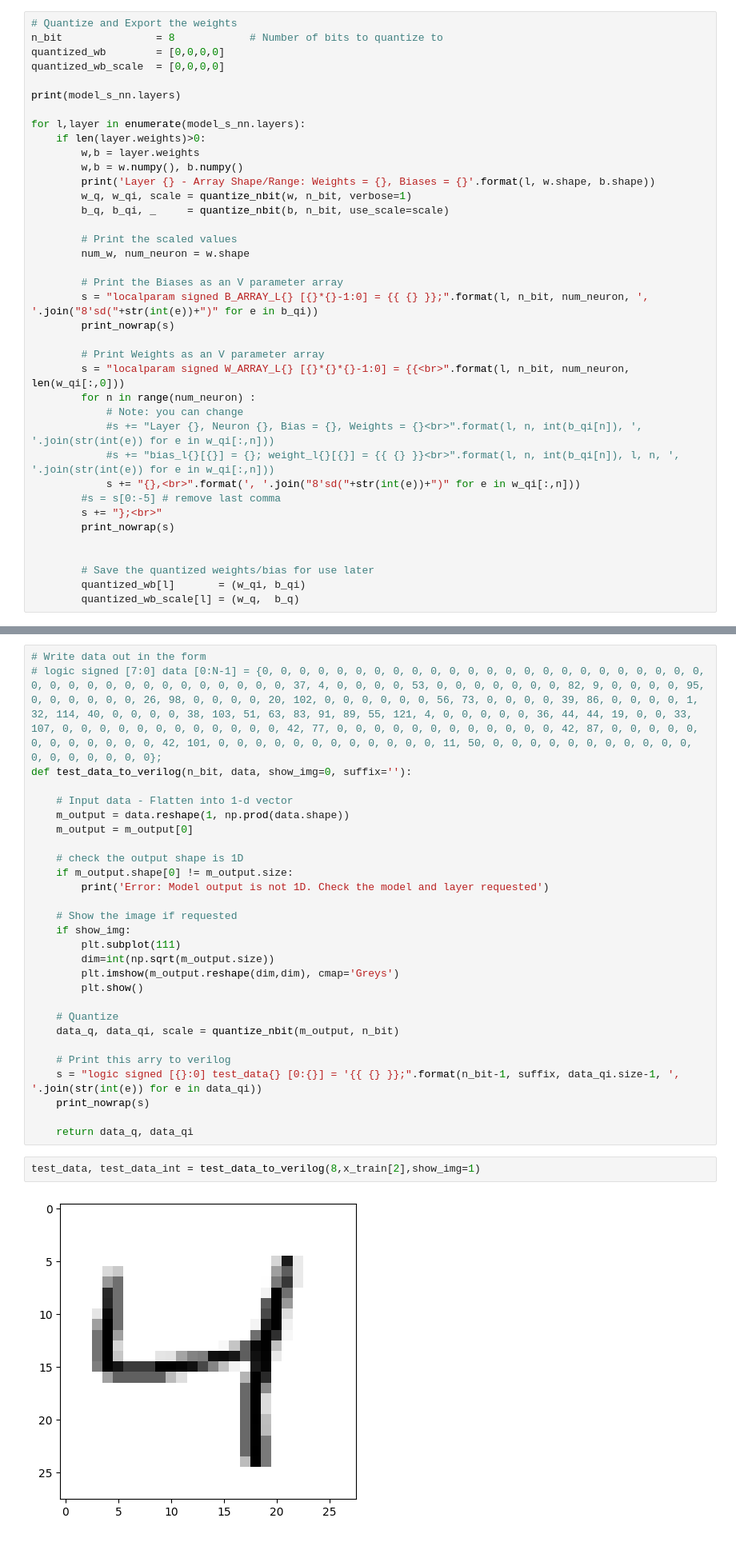
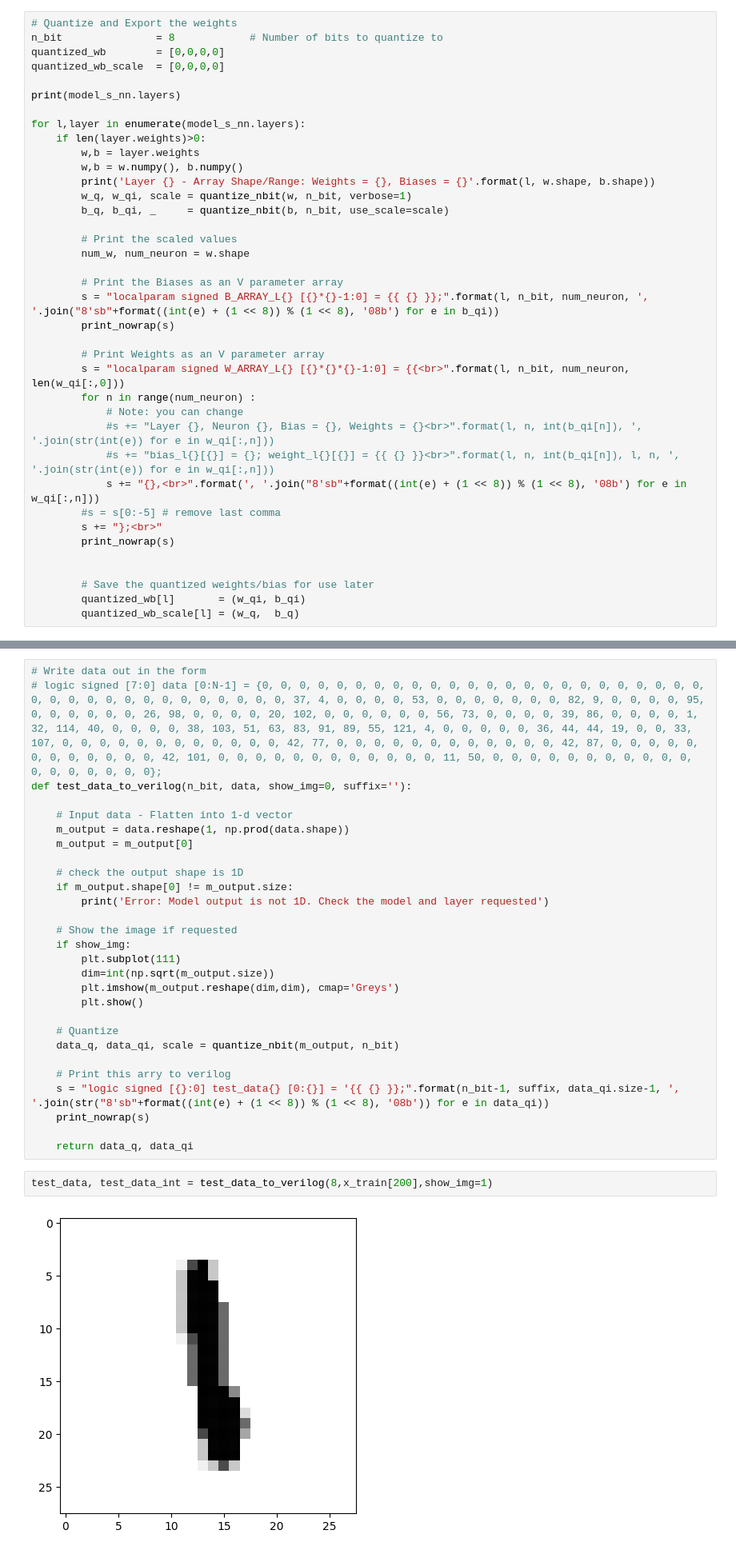
Before and after one commit to leonardobove/handwritten_digit_recognition, a Jupyter notebook: python/nn_keras_model_quantizer.ipynb, the cells around one changed output, grey strips where cells are left out. Shown: that part at 80% size. Saved outputs shown, nothing was run; the diff lists cells and outputs as text.

Commit message:
Add verilog format for input, weights and biases

```diff
--- a/python/nn_keras_model_quantizer.ipynb
+++ b/python/nn_keras_model_quantizer.ipynb
@@ -184,7 +184,7 @@ for l,layer in enumerate(model_s_nn.layers):
         num_w, num_neuron = w.shape
 
         # Print the Biases as an V parameter array
-        s = "localparam signed B_ARRAY_L{} [{}*{}-1:0] = {{ {} }};".format(l, n_bit, num_neuron, ', '.join("8'sd("+str(int(e))+")" for e in b_qi))
+        s = "localparam signed B_ARRAY_L{} [{}*{}-1:0] = {{ {} }};".format(l, n_bit, num_neuron, ', '.join("8'sb"+format((int(e) + (1 << 8)) % (1 << 8), '08b') for e in b_qi))
         print_nowrap(s)
 
         # Print Weights as an V parameter array
@@ -193,7 +193,7 @@ for l,layer in enumerate(model_s_nn.layers):
             # Note: you can change
             #s += "Layer {}, Neuron {}, Bias = {}, Weights = {}<br>".format(l, n, int(b_qi[n]), ', '.join(str(int(e)) for e in w_qi[:,n]))
             #s += "bias_l{}[{}] = {}; weight_l{}[{}] = {{ {} }}<br>".format(l, n, int(b_qi[n]), l, n, ', '.join(str(int(e)) for e in w_qi[:,n]))
-            s += "{},<br>".format(', '.join("8'sd("+str(int(e))+")" for e in w_qi[:,n]))
+            s += "{},<br>".format(', '.join("8'sb"+format((int(e) + (1 << 8)) % (1 << 8), '08b') for e in w_qi[:,n]))
         #s = s[0:-5] # remove last comma
         s += "};<br>"
         print_nowrap(s)
@@ -242,12 +242,12 @@ def test_data_to_verilog(n_bit, data, show_img=0, suffix=''):
     data_q, data_qi, scale = quantize_nbit(m_output, n_bit)
 
     # Print this arry to verilog
-    s = "logic signed [{}:0] test_data{} [0:{}] = '{{ {} }};".format(n_bit-1, suffix, data_qi.size-1, ', '.join(str(int(e)) for e in data_qi))
+    s = "logic signed [{}:0] test_data{} [0:{}] = '{{ {} }};".format(n_bit-1, suffix, data_qi.size-1, ', '.join(str("8'sb"+format((int(e) + (1 << 8)) % (1 << 8), '08b')) for e in data_qi))
     print_nowrap(s)
 
     return data_q, data_qi
 # %%
-test_data, test_data_int = test_data_to_verilog(8,x_train[2],show_img=1)
+test_data, test_data_int = test_data_to_verilog(8,x_train[200],show_img=1)
 # %% [output]
-[figure, old version]
+[figure, new version]
 [interactive output not drawn]
```
Also changed, not shown: parts of 5 cells of this notebook.
